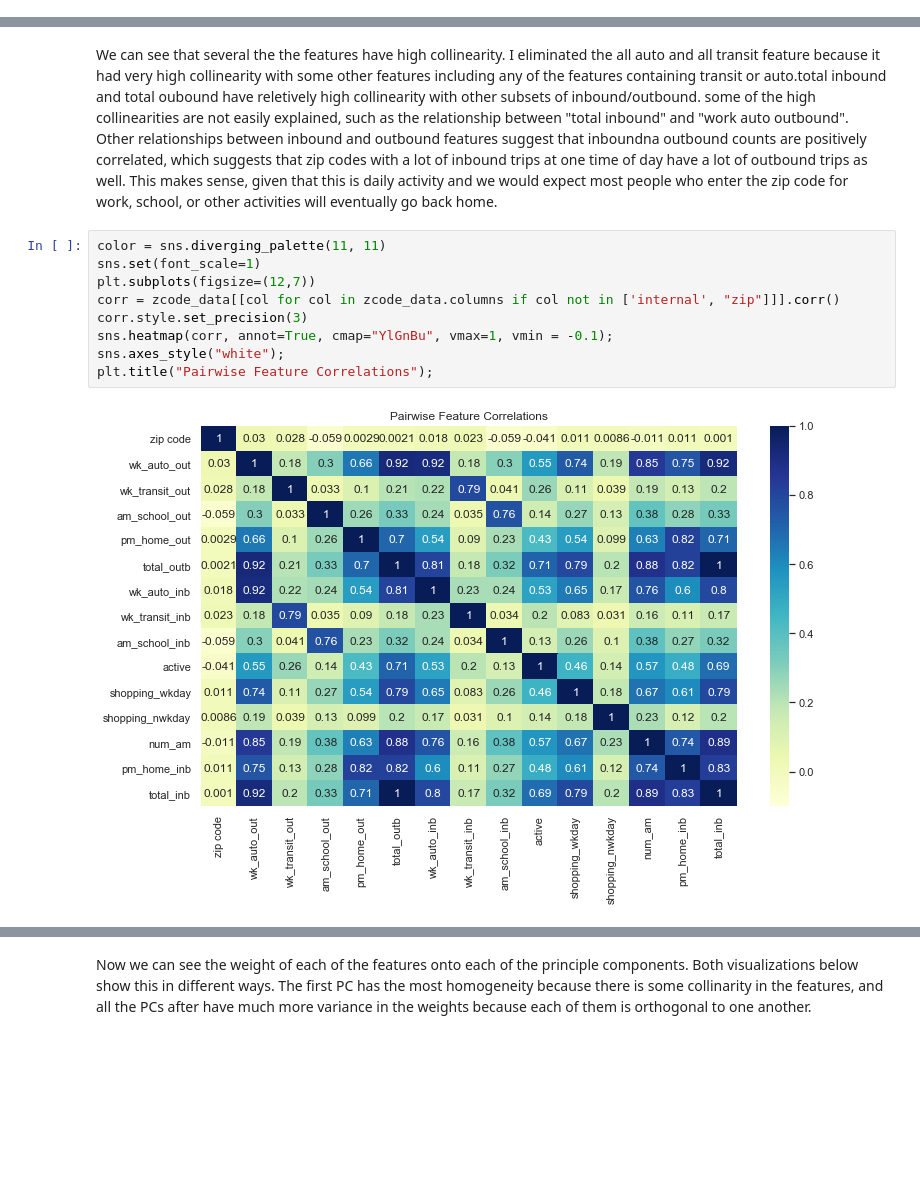
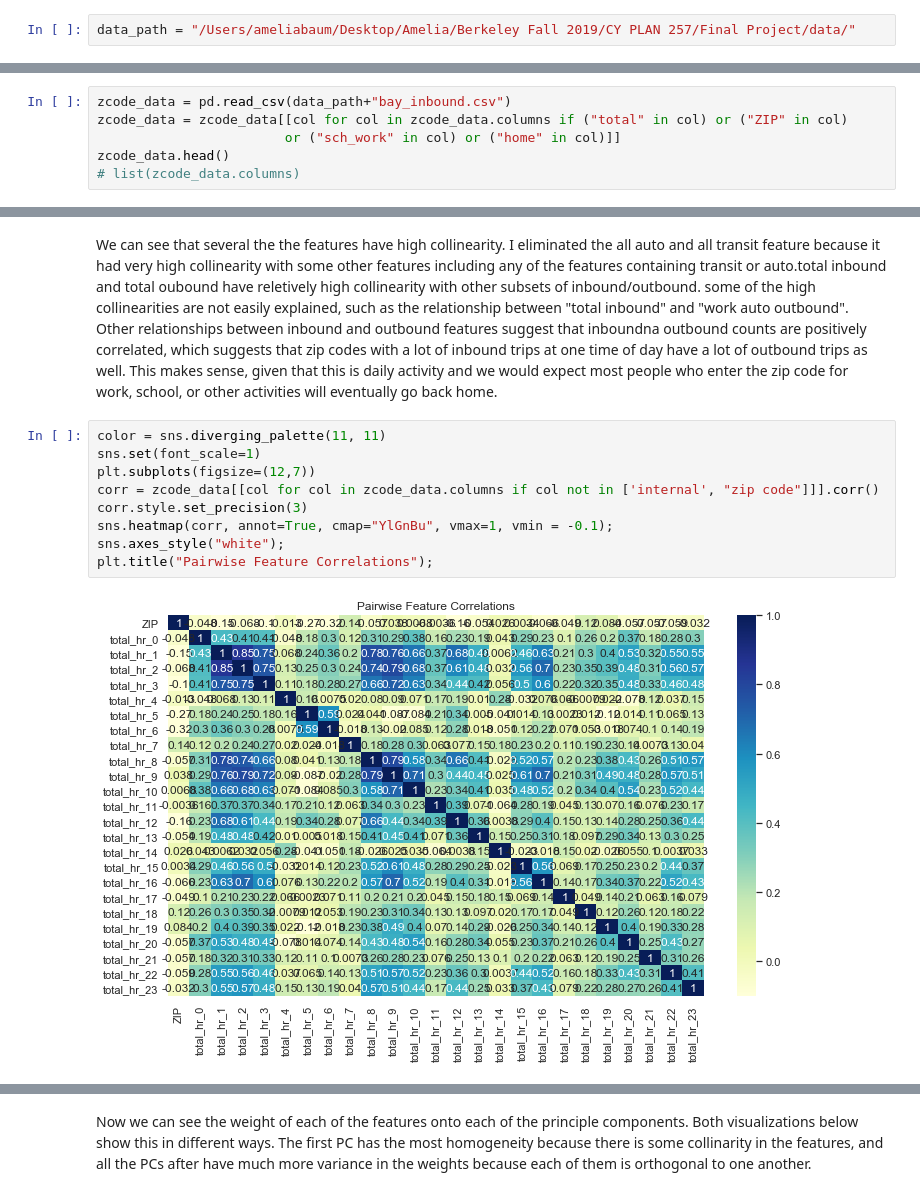
Before and after one commit to abaum1/mobilitymotifs, a Jupyter notebook: K means and PCA.ipynb, the cells around one changed output, grey strips where cells are left out. Drawn from its saved outputs; the diff is of its cells as text; blank space fills up the shorter version.

Commit message:
with 24 hour model data

```diff
--- a/K means and PCA.ipynb
+++ b/K means and PCA.ipynb
@@ -18,0 +8,2 @@ zcode_data.head()
+# %%
+data_path = "/Users/ameliabaum/Desktop/Amelia/Berkeley Fall 2019/CY PLAN 257/Final Project/data/"
@@ -18,0 +13,6 @@ zcode_data.head()
+# %%
+zcode_data = pd.read_csv(data_path+"bay_inbound.csv")
+zcode_data = zcode_data[[col for col in zcode_data.columns if ("total" in col) or ("ZIP" in col)
+                        or ("sch_work" in col) or ("home" in col)]]
+zcode_data.head()
+# list(zcode_data.columns)
@@ -21,12 +31,12 @@ We can see that several the the features have high collinearity. I eliminated th
 # %%
 color = sns.diverging_palette(11, 11)
 sns.set(font_scale=1)
 plt.subplots(figsize=(12,7))
-corr = zcode_data[[col for col in zcode_data.columns if col not in ['internal', "zip"]]].corr()
+corr = zcode_data[[col for col in zcode_data.columns if col not in ['internal', "zip code"]]].corr()
 corr.style.set_precision(3)
 sns.heatmap(corr, annot=True, cmap="YlGnBu", vmax=1, vmin = -0.1);
 sns.axes_style("white");
 plt.title("Pairwise Feature Correlations");
 # %% [output]
-[figure, old version]
+[figure, new version]
 # %%
```
Also changed, not shown: parts of 28 cells of this notebook.
